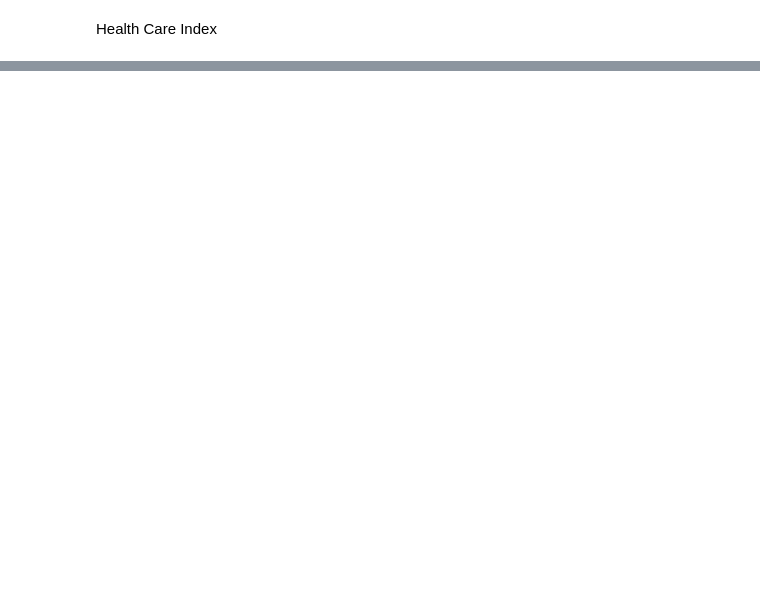
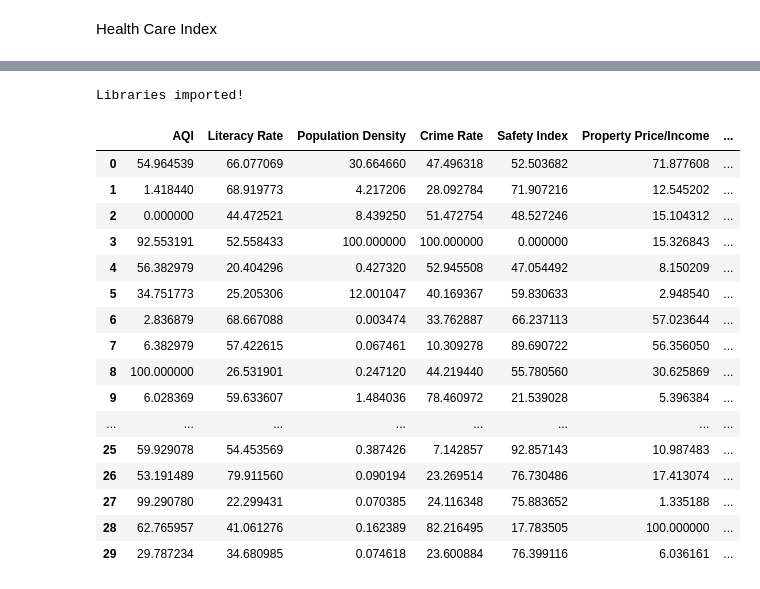
Before and after one commit to varun-trivedi/Relocation-Recommender, a Jupyter notebook: btp.ipynb, the cells around one changed output, grey strips where cells are left out. Cells and saved outputs as stored; diff of their text form; code cells hidden in the pictures; blank space fills up the shorter version.

```diff
--- a/btp.ipynb
+++ b/btp.ipynb
@@ -634,0 +861,64 @@ Exception occoured for city: Mysore
+# %%
+import numpy as np
+import pandas as pd
+import seaborn as sns
+# import scikitlearn as sklearn
+import matplotlib.pyplot as plt
+from scipy.cluster.vq import kmeans, vq
+from pylab import plot, show
+from matplotlib.lines import Line2D
+import matplotlib.colors as mcolors
+from sklearn.cluster import KMeans
+from sklearn import neighbors
+from sklearn.preprocessing import MinMaxScaler
+from sklearn.metrics import silhouette_score
+# from sklearn import datasets
+from sklearn.cluster import AgglomerativeClustering
+from scipy.spatial import distance # To calculate distances
+from IPython.display import Image
+import scipy.cluster.hierarchy as sch
+import warnings
+import yellowbrick
+warnings.filterwarnings("ignore")
+print('Libraries imported!')
+# %% [output]
+Libraries imported!
+# %%
+data={
+      'AQI':[54.96453900709219, 1.4184397163120568, 0.0, 92.5531914893617, 56.38297872340425, 34.751773049645394, 2.8368794326241136, 6.382978723404255, 100.0, 6.028368794326241, 81.91489361702128, 7.801418439716312, 68.79432624113475, 54.25531914893617, 59.21985815602837, 17.02127659574468, 50.35460992907801, 8.865248226950355, 77.6595744680851, 34.751773049645394, 1.773049645390071, 7.446808510638298, 2.4822695035460995, 11.347517730496454, 0.0, 59.9290780141844, 53.191489361702125, 99.29078014184397, 62.76595744680851, 29.78723404255319],
+      'Literacy Rate' : [66.07706885660146, 68.91977258370191, 44.47252053063807, 52.55843335439045, 20.404295641187645, 25.205306380290647, 68.6670878079596, 57.422615287428954, 26.53190145293748, 59.633607075173714, 51.16866708780802, 25.90018951358186, 41.69298799747321, 31.080227416298182, 65.00315855969683, 56.98041692988004, 42.70372710044224, 0.0, 25.64750473783956, 45.16740366392929, 77.0688566013898, 53.06380290587496, 100.0, 15.919140871762544, 75.99494630448517, 54.45356917245739, 79.91156032849025, 22.29943145925459, 41.0612760581175, 34.68098547062546],
+      'Population Density': [30.664659738600246, 4.217206331732653, 8.439250067765936, 100.0, 0.4273195354271325, 12.001047298613031, 0.0034738769785607406, 0.06746078603615056, 0.2471203563789827, 1.4840356048707184, 0.07758070905187249, 0.19963110043297572, 0.19107090173366614, 0.1594113078531271, 0.07337633149736396, 0.26299966050219215, 0.0, 0.2982282528056325, 0.10187165897909362, 3.2602602443537743, 1.7112556435825876, 0.046505393934107284, 0.12737566401176958, 0.6342059490789641, 0.08217387498202089, 0.3874257162128608, 0.09019367804164631, 0.07038517187806168, 0.16238887302765628, 0.07461842313770209],
+      'Crime Rate': [47.49631811487482, 28.092783505154628, 51.47275405007363, 100.0, 52.945508100147265, 40.16936671575846, 33.76288659793813, 10.309278350515456, 44.21944035346097, 78.46097201767304, 70.61855670103093, 70.58173784977907, 62.73932253313698, 12.113402061855668, 36.41384388807067, 0.0, 24.88954344624447, 15.574374079528708, 9.131075110456543, 38.991163475699544, 48.122238586156094, 65.57437407952871, 24.85272459499264, 16.642120765832093, 20.287187039764355, 7.142857142857135, 23.269513991163453, 24.11634756995581, 82.21649484536083, 23.600883652430035],
+      'Safety Index': [52.50368188512519, 71.90721649484537, 48.52724594992637, 0.0, 47.054491899852735, 59.83063328424154, 66.23711340206188, 89.69072164948454, 55.78055964653903, 21.539027982326957, 29.381443298969064, 29.418262150220926, 37.26067746686303, 87.88659793814436, 63.58615611192933, 100.0, 75.11045655375553, 84.42562592047129, 90.86892488954348, 61.00883652430045, 51.877761413843906, 34.42562592047129, 75.14727540500736, 83.35787923416791, 79.71281296023565, 92.85714285714286, 76.73048600883655, 75.8836524300442, 17.78350515463917, 76.39911634756996],
+      'Property Price/Income':[71.87760778859527, 12.545201668984705, 15.104311543810853, 15.326842837273997, 8.150208623087622, 2.94853963838665, 57.02364394993047, 56.35605006954104, 30.625869262865095, 5.396383866481226, 16.63421418636996, 45.78581363004173, 11.376912378303203, 4.255910987482616, 5.7858136300417256, 10.097357440890125, 8.178025034770517, 4.116828929068152, 26.759388038942983, 9.707927677329623, 6.703755215577193, 0.0, 6.342141863699584, 12.600834492350488, 14.770514603616133, 10.9874826147427, 17.413073713490963, 1.335187760778861, 100.0, 6.036161335187761],
+      'Average Rainfall': [97.65765765765767, 69.41441441441441, 81.08108108108108, 35.585585585585584, 44.0990990990991, 36.171171171171174, 31.98198198198198, 100.0, 50.36036036036036, 40.765765765765764, 64.32432432432432, 50.27027027027027, 47.83783783783784, 34.234234234234236, 33.37837837837838, 35.54054054054054, 33.648648648648646, 46.08108108108108, 27.432432432432428, 47.88288288288288, 77.56756756756756, 35.99099099099099, 0.0, 0.0, 28.82882882882883, 51.306306306306304, 49.27927927927928, 34.5045045045045, 33.01801801801802, 43.15315315315315],
+      'Traffic': [87.98877274487032, 58.4736740224545, 92.1215640727836, 100.0, 48.257839721254356, 49.19667053813395, 8.17363530778165, 39.40185830429733, 24.395083236546654, 84.82384823848238, 25.958188153310104, 8.449477351916373, 30.395857530003873, 23.05458768873403, 58.57530003871467, 36.27564847077043, 17.54258614014712, 54.3892760356175, 60.017421602787465, 29.62640340689121, 7.834881920247773, 0.0, 51.58246225319396, 33.749516066589244, 59.60123886953156, 9.073751451800232, 6.141114982578396, 31.475029036004642, 7.147696476964768, 81.2862950058072],
+      'Unemployment Rate': [7.393436439079593, 7.280271595624295, 15.42814032440588, 34.13806110901547, 5.846850245190497, 23.651452282157674, 76.53715579026782, 6.8443773837964725, 0.5281026027914001, 3.734439834024894, 49.000377216144855, 53.753300641267465, 0.5281026027914001, 25.08487363259148, 7.393436439079593, 0.0, 7.393436439079593, 5.846850245190497, 100.0, 38.28743870237647, 23.93059222934742, 3.734439834024894, 14.673708034703884, 16.93700490380988, 7.280271595624295, 0.0, 7.393436439079593, 100.0, 25.08487363259148, 5.846850245190497],
+      'Life Expectancy': [68.93203883495146, 67.96116504854362, 63.10679611650478, 100.0, 0.0, 40.77669902912619, 83.49514563106794, 48.543689320388296, 13.59223300970878, 37.864077669902926, 36.89320388349521, 34.95145631067966, 13.59223300970878, 69.90291262135916, 68.93203883495146, 44.660194174757315, 68.93203883495146, 0.0, 33.009708737864095, 52.42718446601942, 18.446601941747605, 37.864077669902926, 93.20388349514562, 45.63106796116503, 67.96116504854362, 44.660194174757315, 68.93203883495146, 33.009708737864095, 69.90291262135916, 0.0],
+      'Factories': [65.7216160883199, 100.0, 24.3605359317905, 7.797963044548682, 41.29369995076062, 38.927618109726076, 3.7577422447974707, 7.046414595589188, 11.716381164640941, 36.07173400367999, 6.802809236271283, 8.238525928421488, 11.716381164640941, 33.280638557026975, 65.7216160883199, 73.15676264026744, 65.7216160883199, 41.29369995076062, 24.474563972322287, 0.0, 12.817788374322959, 36.07173400367999, 19.555808951201183, 43.21144426879519, 100.0, 73.15676264026744, 65.7216160883199, 24.474563972322287, 33.280638557026975, 41.29369995076062],
+      'Workers Engaged': [0.24449667091183208, 0.18641264327258938, 0.22709061436435385, 0.0, 0.19326447192177584, 0.09664443076839568, 100.0, 0.6023170651431536, 0.28179991813248095, 0.22716955869633726, 0.20261513408192924, 0.022023972274389517, 0.28179991813248095, 0.09146524190963551, 0.24449667091183208, 0.20787204584832522, 0.24449667091183208, 0.19326447192177584, 0.15055811051827273, 0.03931622891924051, 0.09186707037443921, 0.22716955869633726, 0.055791180964035784, 0.031624922405321644, 0.18641264327258938, 0.20787204584832522, 0.24449667091183208, 0.15055811051827273, 0.09146524190963551, 0.19326447192177584],
+      'Food Prices': [58.561948265694994, 60.217921298374385, 48.7680317552522, 60.54555136024785, 26.884367931419924, 66.098319823269, 37.83148065024336, 25.423344687068184, 26.77743159154719, 100.0, 0.0, 59.35780987334864, 28.491493500206833, 40.57419973771992, 59.58356436863552, 61.757496545472144, 6.8003590948696955, 14.36225455249562, 37.61562766790766, 40.823057763226224, 52.002525985970664, 28.173984984905694, 40.6135857559035, 54.35556553041305, 50.81456446545032, 56.3096841197335, 41.8143092264498, 28.234714264339587, 40.04303857629446, 16.362360168633767],
+      'HealthCare Index': [79.97225593896304, 87.75793306745274, 68.5104907230796, 80.1456563204439, 77.24986994971388, 80.73521761747877, 35.21761747875845, 100.0, 63.429859545690995, 81.23807872377317, 45.03207907057396, 62.45881740939829, 56.910005202011426, 87.49783249523148, 77.75273105600833, 80.5618172359979, 57.39552627015778, 93.01196462632217, 93.96566672446679, 76.07074735564419, 77.28455002601005, 71.68371770417895, 75.20374544823999, 87.22039188486214, 87.30709207560255, 82.3998612796948, 80.2323565111843, 69.84567366048205, 77.09380960638113, 0.0],
+      'Pollution Index': [81.74703357737944, 58.773037111840445, 69.57838929563242, 100.0, 67.38197424892704, 63.03963645544054, 40.89876293865186, 47.26079272910881, 18.606412522090373, 78.4397879323403, 28.47765715728352, 96.56652360515021, 23.100227215349655, 83.86771017419844, 52.41100732138351, 53.85003786922494, 59.60616006059076, 93.20878566018683, 25.347134561979296, 0.0, 62.660944206008566, 13.582428679626346, 12.320121181519808, 37.56627114365058, 30.371118404443326, 11.688967432466537, 25.70058066144913, 49.002777076495825, 89.8258015652613, 95.27896995708154]
+      }
+# %%
+df = pd.DataFrame(data)
+df
+# %% [output]
+|  | AQI | Literacy Rate | Population Density | Crime Rate | Safety Index | Property Price/Income | ... |
+| 0 | 54.964539 | 66.077069 | 30.664660 | 47.496318 | 52.503682 | 71.877608 | ... |
+| 1 | 1.418440 | 68.919773 | 4.217206 | 28.092784 | 71.907216 | 12.545202 | ... |
+| 2 | 0.000000 | 44.472521 | 8.439250 | 51.472754 | 48.527246 | 15.104312 | ... |
+| 3 | 92.553191 | 52.558433 | 100.000000 | 100.000000 | 0.000000 | 15.326843 | ... |
+| 4 | 56.382979 | 20.404296 | 0.427320 | 52.945508 | 47.054492 | 8.150209 | ... |
+| 5 | 34.751773 | 25.205306 | 12.001047 | 40.169367 | 59.830633 | 2.948540 | ... |
+| 6 | 2.836879 | 68.667088 | 0.003474 | 33.762887 | 66.237113 | 57.023644 | ... |
+| 7 | 6.382979 | 57.422615 | 0.067461 | 10.309278 | 89.690722 | 56.356050 | ... |
+| 8 | 100.000000 | 26.531901 | 0.247120 | 44.219440 | 55.780560 | 30.625869 | ... |
+| 9 | 6.028369 | 59.633607 | 1.484036 | 78.460972 | 21.539028 | 5.396384 | ... |
+| ... | ... | ... | ... | ... | ... | ... | ... |
+| 25 | 59.929078 | 54.453569 | 0.387426 | 7.142857 | 92.857143 | 10.987483 | ... |
+| 26 | 53.191489 | 79.911560 | 0.090194 | 23.269514 | 76.730486 | 17.413074 | ... |
+| 27 | 99.290780 | 22.299431 | 0.070385 | 24.116348 | 75.883652 | 1.335188 | ... |
+| 28 | 62.765957 | 41.061276 | 0.162389 | 82.216495 | 17.783505 | 100.000000 | ... |
+| 29 | 29.787234 | 34.680985 | 0.074618 | 23.600884 | 76.399116 | 6.036161 | ... |
```
Also changed, not shown: parts of 49 cells of this notebook, 4 other files.
